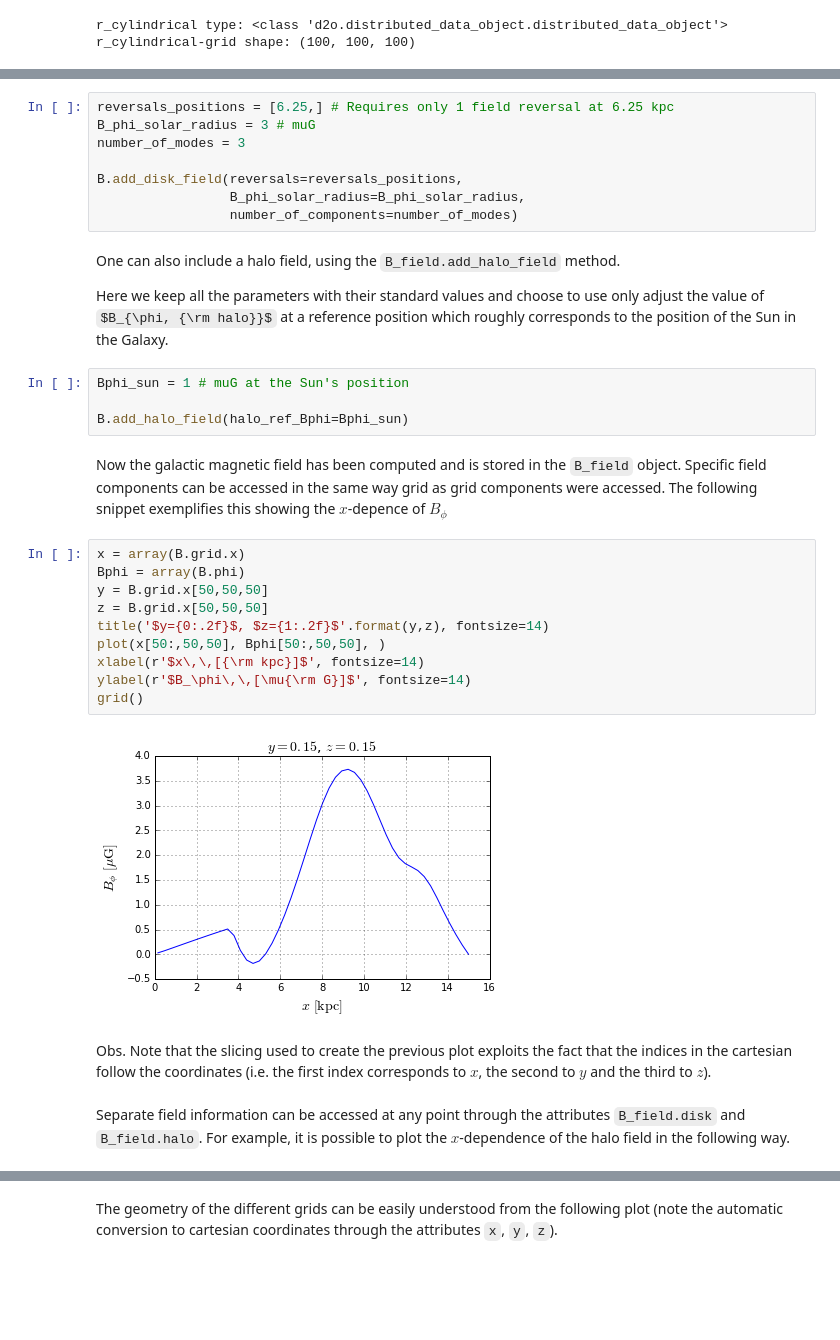
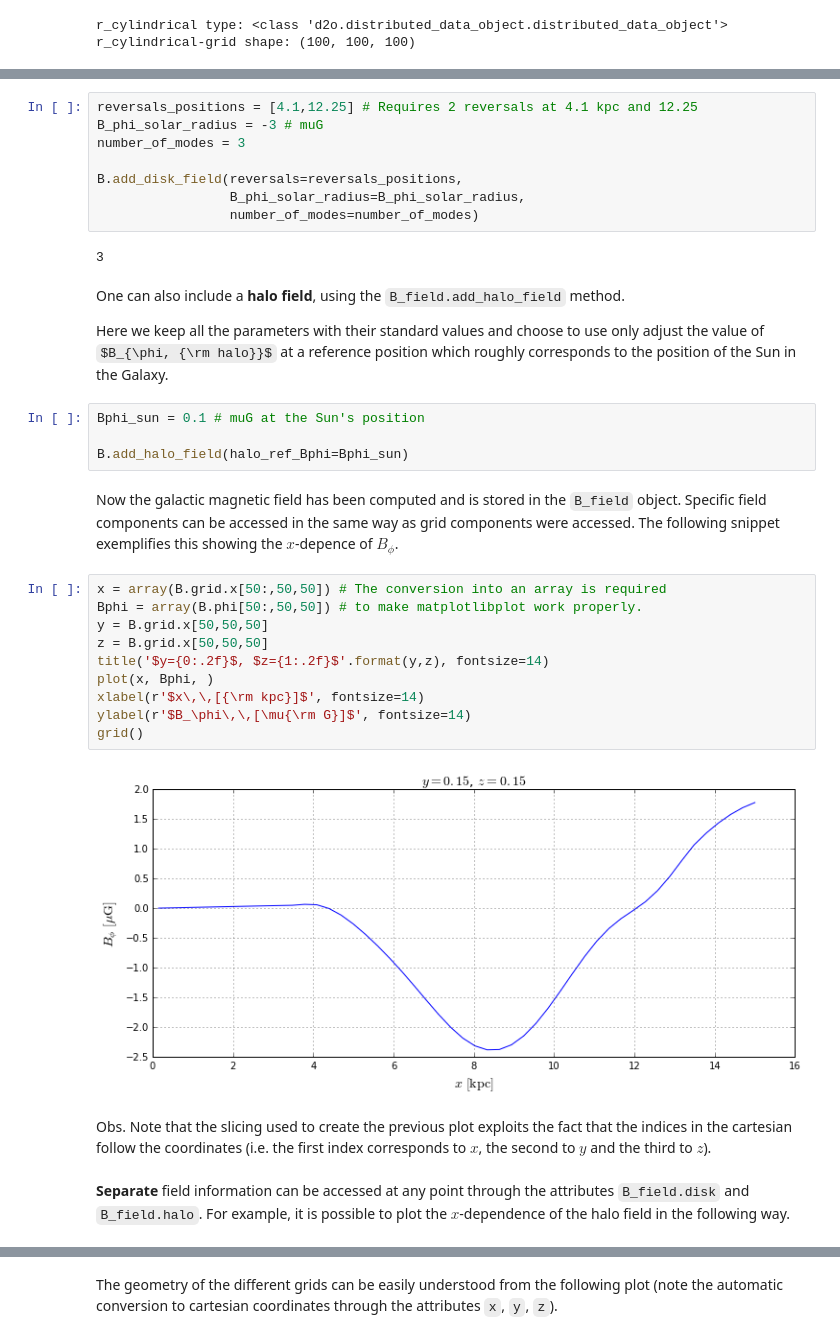
Before and after one commit to luizfelippesr/galmag, a Jupyter notebook: gmf_tool_tutorial.ipynb, the cells around one changed output, grey strips where cells are left out. Drawn from its saved outputs; the diff is of its cells as text; some formulas as TeX source; blank space fills up the shorter version.

Commit message:
Updates tutorial. Disk field description is now mostly concluded.

```diff
--- a/gmf_tool_tutorial.ipynb
+++ b/gmf_tool_tutorial.ipynb
@@ -47,43 +47,45 @@ their default values.
 
 The following code snippet exemplifies the use of `B_field.add_disk_field` method.
 # %%
-reversals_positions = [6.25,] # Requires only 1 field reversal at 6.25 kpc
-B_phi_solar_radius = 3 # muG
+reversals_positions = [4.1,12.25] # Requires 2 reversals at 4.1 kpc and 12.25
+B_phi_solar_radius = -3 # muG
 number_of_modes = 3
 
 B.add_disk_field(reversals=reversals_positions,
                  B_phi_solar_radius=B_phi_solar_radius,
-                 number_of_components=number_of_modes)
+                 number_of_modes=number_of_modes)
+# %% [output]
+3
 # %% [markdown]
-One can also include a halo field, using the `B_field.add_halo_field` method.
+One can also include a __halo field__, using the `B_field.add_halo_field` method.
 
 Here we keep all the parameters with their standard values and choose to use only
 adjust the value of $B_{\phi, {\rm halo}}$ at a reference position which roughly
 corresponds to the position of the Sun in the Galaxy.
 # %%
-Bphi_sun = 1 # muG at the Sun's position
+Bphi_sun = 0.1 # muG at the Sun's position
 
 B.add_halo_field(halo_ref_Bphi=Bphi_sun)
 # %% [markdown]
 Now the galactic magnetic field has been computed and is stored in the `B_field` object.
-Specific field components can be accessed in the same way grid as grid components were
-accessed. The following snippet exemplifies this showing the $x$-depence of $B_\phi$
+Specific field components can be accessed in the same way as grid components were
+accessed. The following snippet exemplifies this showing the $x$-depence of $B_\phi$.
 # %%
-x = array(B.grid.x)
-Bphi = array(B.phi)
+x = array(B.grid.x[50:,50,50]) # The conversion into an array is required
+Bphi = array(B.phi[50:,50,50]) # to make matplotlibplot work properly.
 y = B.grid.x[50,50,50]
 z = B.grid.x[50,50,50]
 title('$y={0:.2f}$, $z={1:.2f}$'.format(y,z), fontsize=14)
-plot(x[50:,50,50], Bphi[50:,50,50], )
+plot(x, Bphi, )
 xlabel(r'$x\,\,[{\rm kpc}]$', fontsize=14)
 ylabel(r'$B_\phi\,\,[\mu{\rm G}]$', fontsize=14)
 grid()
 # %% [output]
-[figure, old version]
+[figure, new version]
 # %% [markdown]
 Obs. Note that the slicing used to create the previous plot exploits the fact that the indices in the cartesian follow the coordinates (i.e. the first index corresponds to $x$, the second to $y$ and the third to $z$).
 # %% [markdown]
-Separate field information can be accessed at any point through the attributes
+__Separate__ field information can be accessed at any point through the attributes
 `B_field.disk` and `B_field.halo`. For example, it is possible to plot the
 $x$-dependence of the halo field in the following way.
 # %%
```
Also changed, not shown: parts of 27 cells of this notebook, 1 other file.
